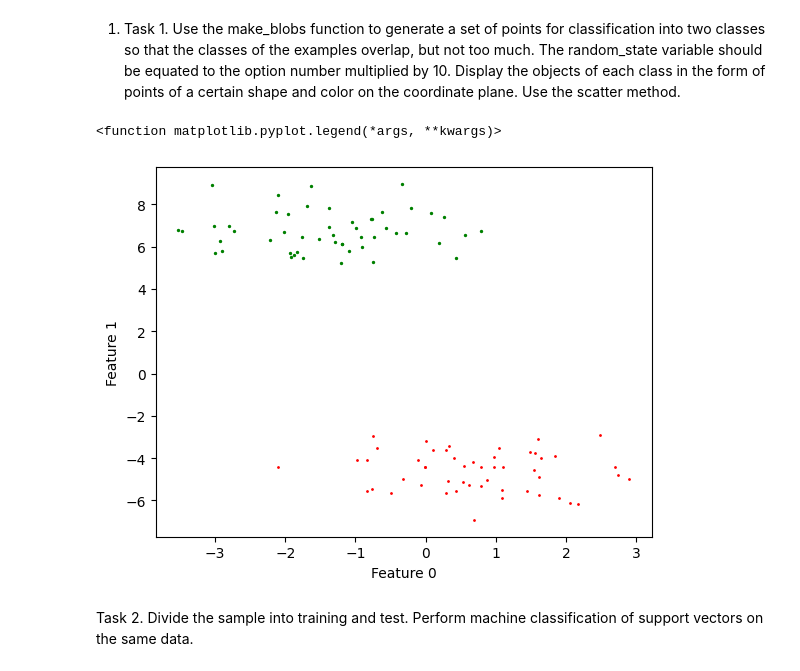
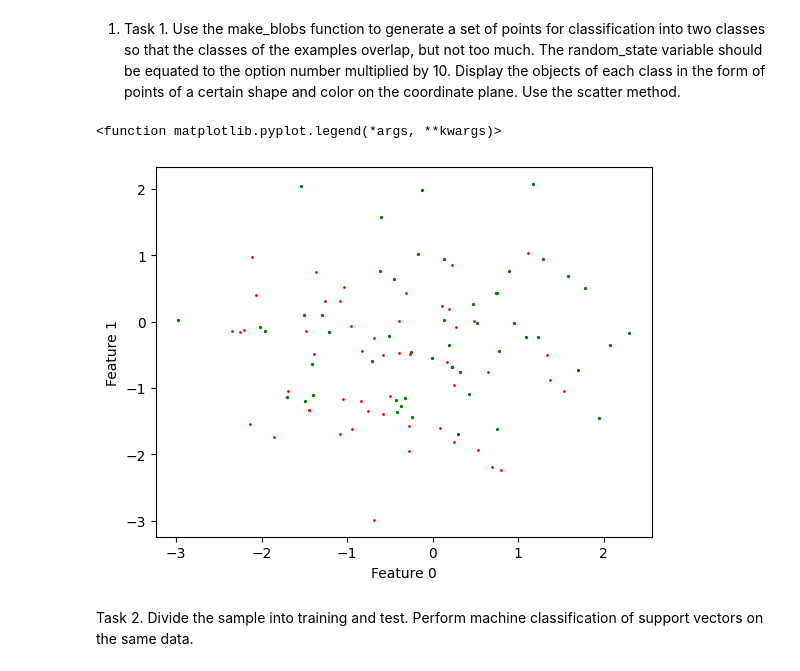
Before and after one commit to nastyamatychenko/vector-machine-for-the-classification, a Jupyter notebook: Lab 3. Neutral Networks.ipynb, the cells around one changed output. Cells and saved outputs as stored; diff of their text form; code cells hidden in the pictures.

```diff
--- a/Lab 3. Neutral Networks.ipynb
+++ b/Lab 3. Neutral Networks.ipynb
@@ -5,30 +5,30 @@ Lab 3. Application of the support vector machine for the classification of linea
 # %%
 import numpy as np
 from sklearn.datasets import make_blobs
 import matplotlib.pyplot as plt
 from sklearn.model_selection import train_test_split
 
-
-X, Y = make_blobs(centers=2,random_state=100)
+centers=[[-0.5,-0.5],[0,0]]
+X, Y = make_blobs(centers=centers,random_state=100)
 
 
 for i in range(len(Y)):
     if Y[i]==0:
         plt.scatter(X[i,0],X[i,1],Y[i]+1,color='r')
         r=i
     if Y[i]==1:
         plt.scatter(X[i,0],X[i,1],Y[i]+1, color='g')
         g=i
 
 plt.scatter(X[r,0],X[r,1],Y[r]+1,label='Class 1', color='r')
 plt.scatter(X[g,0],X[g,1],Y[g]+1,label='Class 2', color='g')
 
 plt.xlabel('Feature 0')
 plt.ylabel('Feature 1')
 plt.legend
 # %% [output]
 <function matplotlib.pyplot.legend(*args, **kwargs)>
-[figure, old version]
+[figure, new version]
 # %% [markdown]
 Task 2. Divide the sample into training and test. Perform machine classification of support vectors on the same data.
 # %%
```
Also changed, not shown: parts of 7 cells of this notebook.
